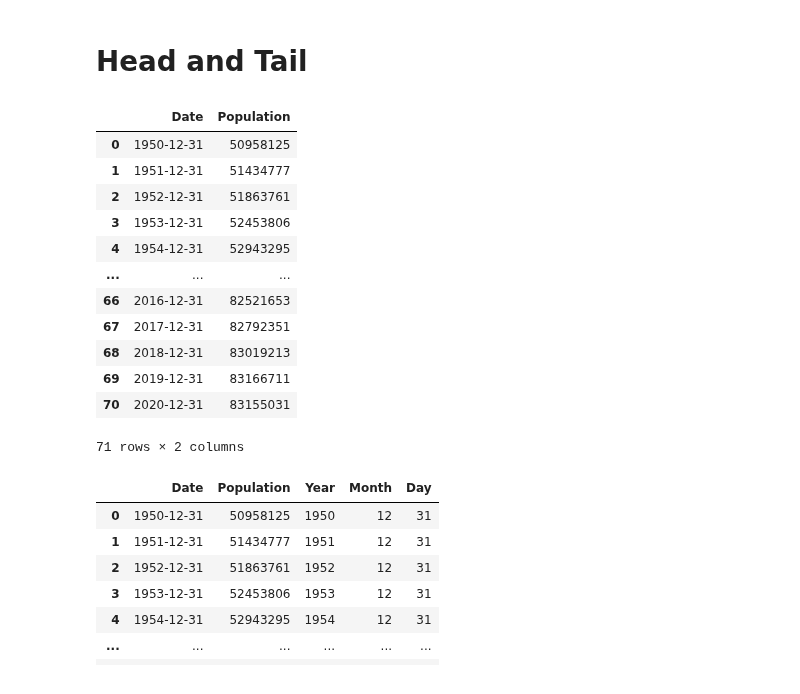
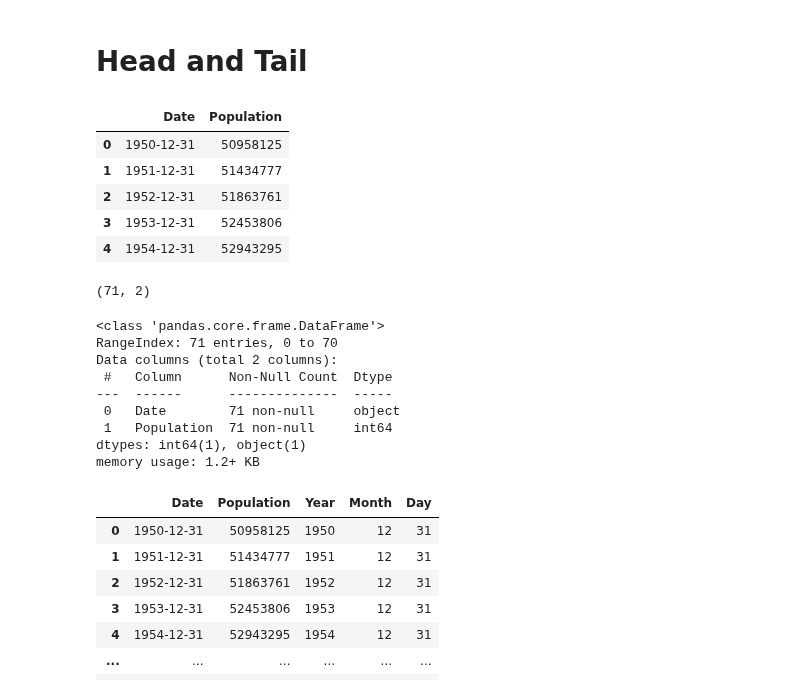
Before and after one commit to eldrigeampong/Data-Science, a Jupyter notebook: Statistisches Bundesamt/Society and environment/proj1.ipynb, the cells around one changed output. Saved outputs shown, nothing was run; the diff lists cells and outputs as text; code cells hidden in the pictures.

```diff
--- a/Statistisches Bundesamt/Society and environment/proj1.ipynb
+++ b/Statistisches Bundesamt/Society and environment/proj1.ipynb
@@ -28,21 +26,30 @@ df = pd.read_csv(filepath)
 # %% [markdown]
 # Head and Tail
 # %%
-df
+df.head()
 # %% [output]
 |  | Date | Population |
 | 0 | 1950-12-31 | 50958125 |
 | 1 | 1951-12-31 | 51434777 |
 | 2 | 1952-12-31 | 51863761 |
 | 3 | 1953-12-31 | 52453806 |
 | 4 | 1954-12-31 | 52943295 |
-| ... | ... | ... |
-| 66 | 2016-12-31 | 82521653 |
-| 67 | 2017-12-31 | 82792351 |
-| 68 | 2018-12-31 | 83019213 |
-| 69 | 2019-12-31 | 83166711 |
-| 70 | 2020-12-31 | 83155031 |
-71 rows × 2 columns
+# %%
+df.shape                 # df dimensions
+# %% [output]
+(71, 2)
+# %%
+df.info()
+# %% [output]
+<class 'pandas.core.frame.DataFrame'>
+RangeIndex: 71 entries, 0 to 70
+Data columns (total 2 columns):
+ #   Column      Non-Null Count  Dtype
+---  ------      --------------  -----
+ 0   Date        71 non-null     object
+ 1   Population  71 non-null     int64
+dtypes: int64(1), object(1)
+memory usage: 1.2+ KB
 # %%
 df['Year'] = pd.DatetimeIndex(df['Date']).year                         # extract year
 df['Month'] = pd.DatetimeIndex(df['Date']).month                       # extract month
```
Also changed, not shown: parts of 4 cells of this notebook, 2 other files.
